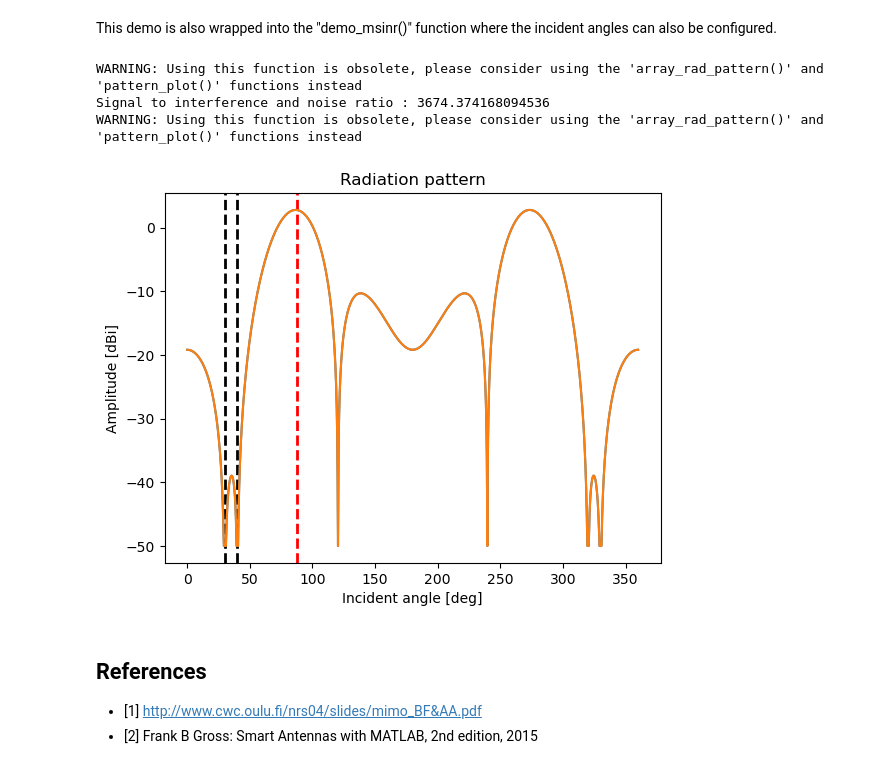
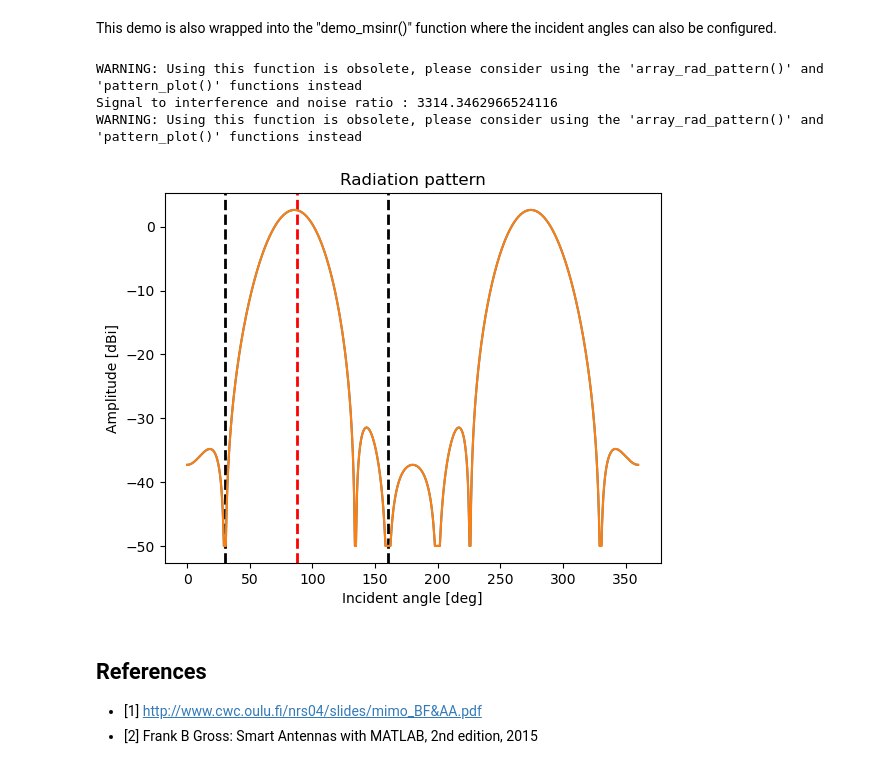
Before and after one commit to kinggaingain/pyArgus, a Jupyter notebook: nb_beamform.ipynb, the cells around one changed output. Saved outputs shown, nothing was run; the diff lists cells and outputs as text; code cells hidden in the pictures.

```diff
--- a/nb_beamform.ipynb
+++ b/nb_beamform.ipynb
@@ -198,13 +211,13 @@ Signal to interference and noise ratio : 1434.3535782047009
 This demo is also wrapped into the "demo_msinr()" function where the incident angles can also be configured.
 # %%
 theta_soi = 88
-theta_interf = np.array([30,40])
+theta_interf = np.array([30,160])
 bft.demo_msinr(theta_soi, theta_interf)
 # %% [output]
 WARNING: Using this function is obsolete, please consider using the 'array_rad_pattern()' and 'pattern_plot()' functions instead
-Signal to interference and noise ratio : 3674.374168094536
+Signal to interference and noise ratio : 3314.3462966524116
 WARNING: Using this function is obsolete, please consider using the 'array_rad_pattern()' and 'pattern_plot()' functions instead
-[figure, old version]
+[figure, new version]
 # %% [markdown]
 ## References
 
```
Also changed, not shown: parts of 7 cells of this notebook, 7 other files.
